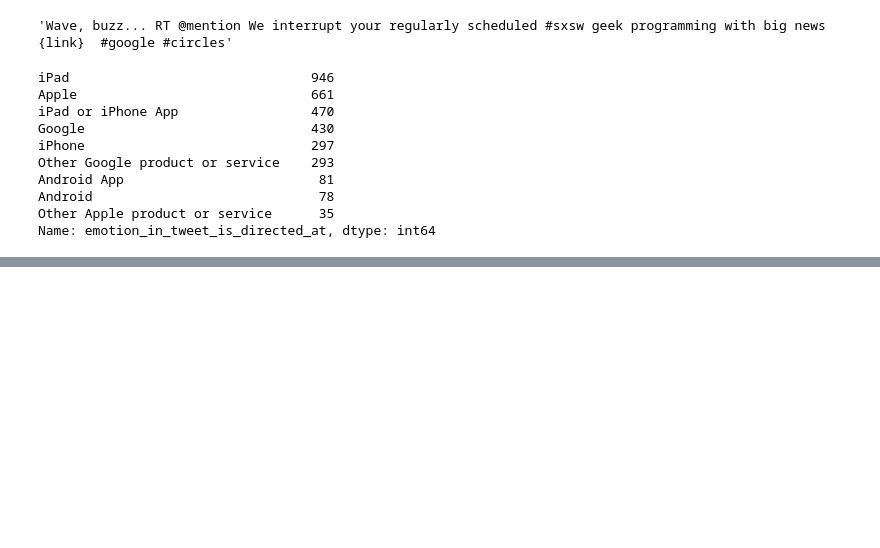
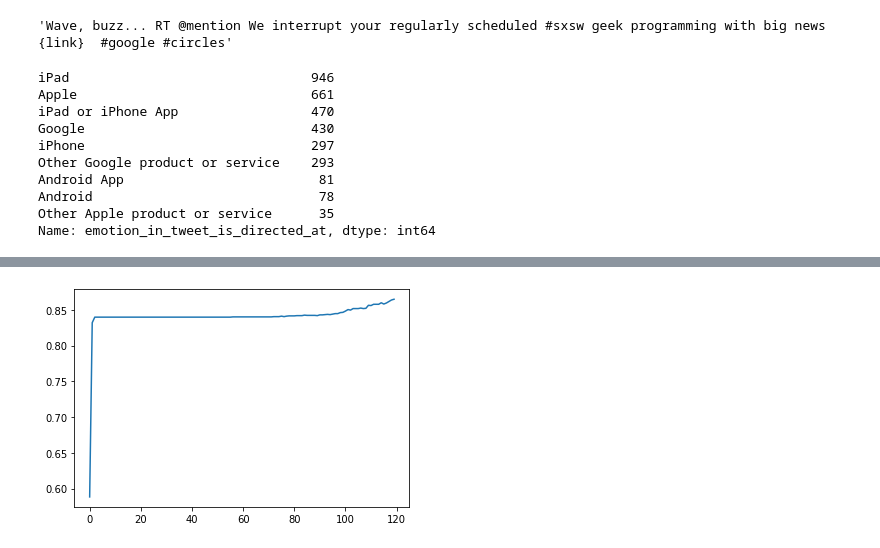
Before and after one commit to MattLeRoi/nlp_product_sentiment_project, a Jupyter notebook: index.ipynb, the cells around one changed output, grey strips where cells are left out. Cells and saved outputs as stored; diff of their text form; code cells hidden in the pictures; blank space fills up the shorter version.

```diff
--- a/index.ipynb
+++ b/index.ipynb
@@ -80,0 +271,5 @@ Name: is_there_an_emotion_directed_at_a_brand_or_product, dtype: int64
+# %%
+# Plot the training accuracy vs the number of epochs
+plt.plot(history.history['accuracy']);
+# %% [output]
+[figure, added]
```
Also changed, not shown: parts of 22 cells of this notebook.
